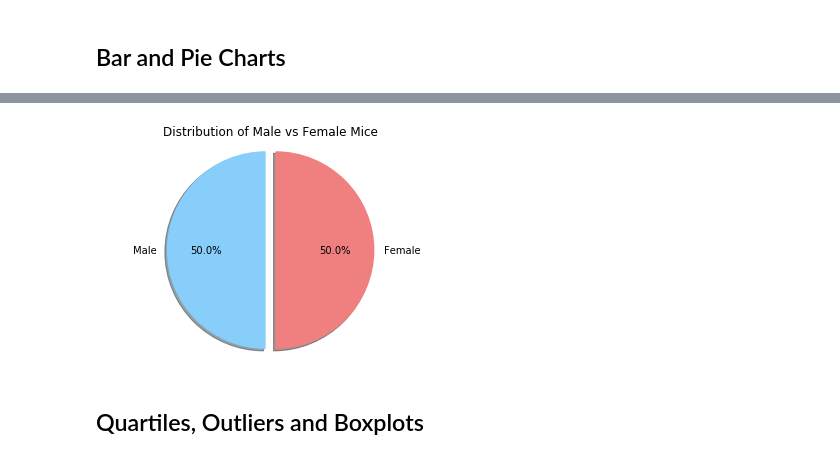
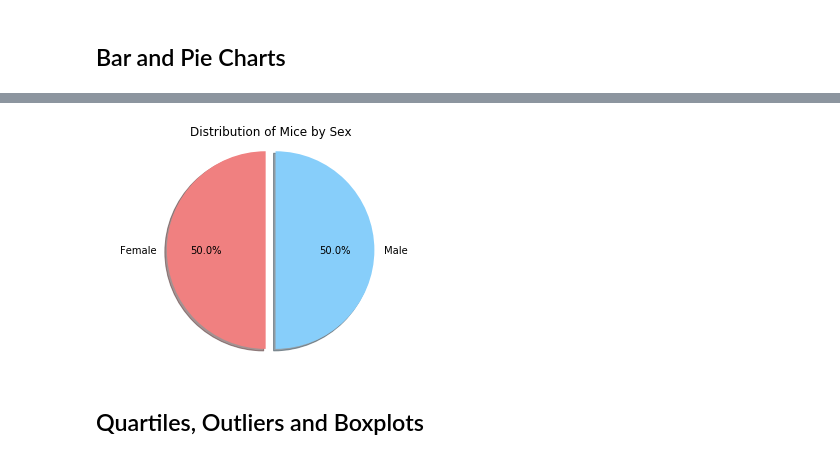
Before and after one commit to michelleherman13/matplotlib-challenge, a Jupyter notebook: Pymaceuticals/Pymaceuticals.ipynb, the cells around one changed output, grey strips where cells are left out. Saved outputs shown, nothing was run; the diff lists cells and outputs as text; code cells hidden in the pictures.

```diff
--- a/Pymaceuticals/Pymaceuticals.ipynb
+++ b/Pymaceuticals/Pymaceuticals.ipynb
@@ -162,17 +181,16 @@ mice_study.head()
 # %%
-# Generate a pie plot showing the distribution of female versus male mice using Pandas
-gender_pie=mice_study.groupby(["Sex"])
-gender_pie
+# Generate a pie plot showing the distribution of female versus male mice using pyplot
+gender_pie_plt=mice_study.groupby(["Sex", "Mouse ID"])
+gender_pie_plt = mice_study.groupby(["Sex"])
 
-genders=["Male", "Female"]
-size=[1, 1]
-colors=["lightskyblue", "lightcoral"]
+genders=["Female", "Male"]
+colors=["lightcoral", "lightskyblue"]
 explode=(0.1,0)
-
-plt.title("Distribution of Male vs Female Mice")
+size=[1,1]
+plt.title("Distribution of Mice by Sex")
 plt.pie(size, explode=explode, labels=genders, colors=colors,
         autopct="%1.1f%%", shadow=True, startangle=90)
 plt.axis("equal")
 plt.show()
 # %% [output]
-[figure, old version]
+[figure, new version]
```
Also changed, not shown: parts of 9 cells of this notebook.
